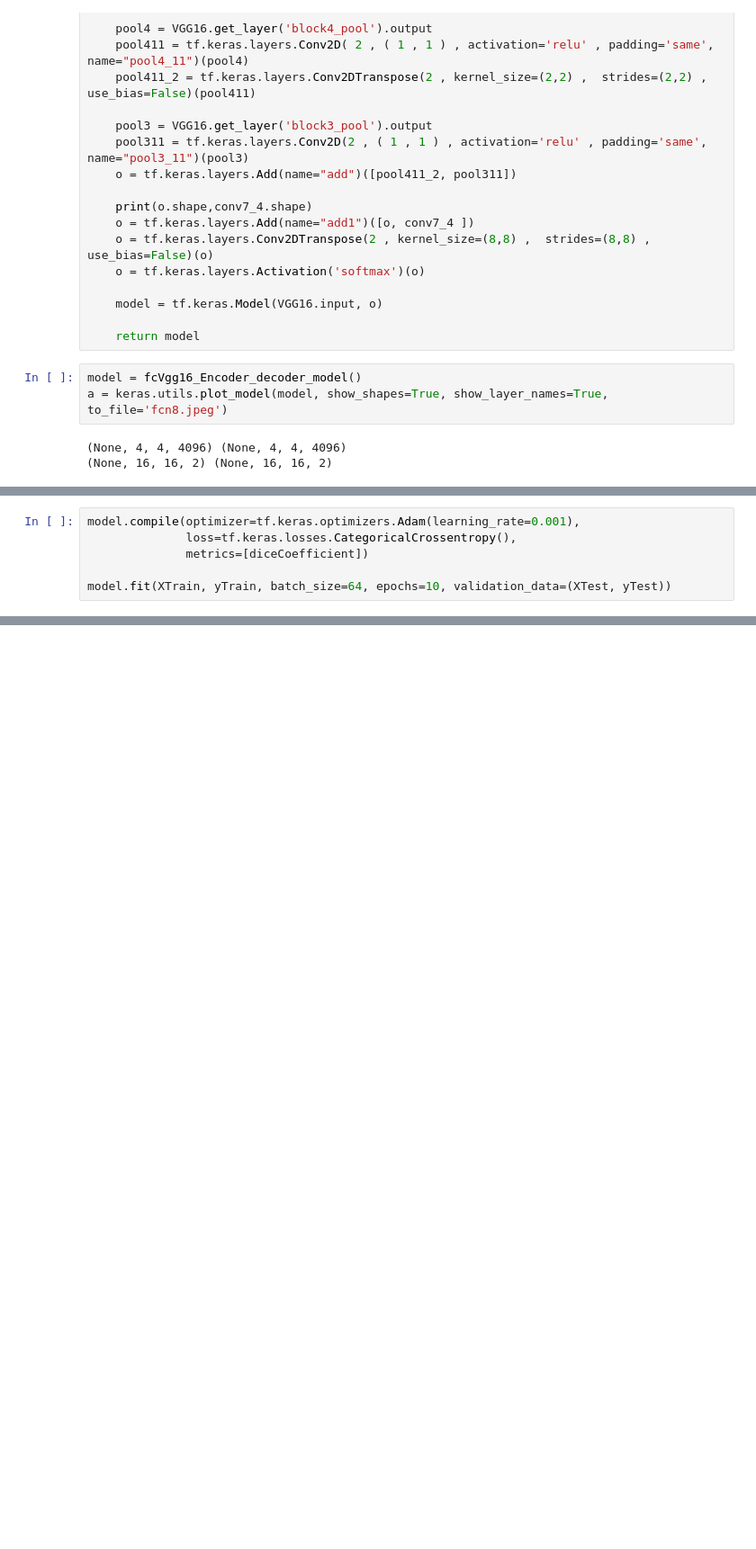
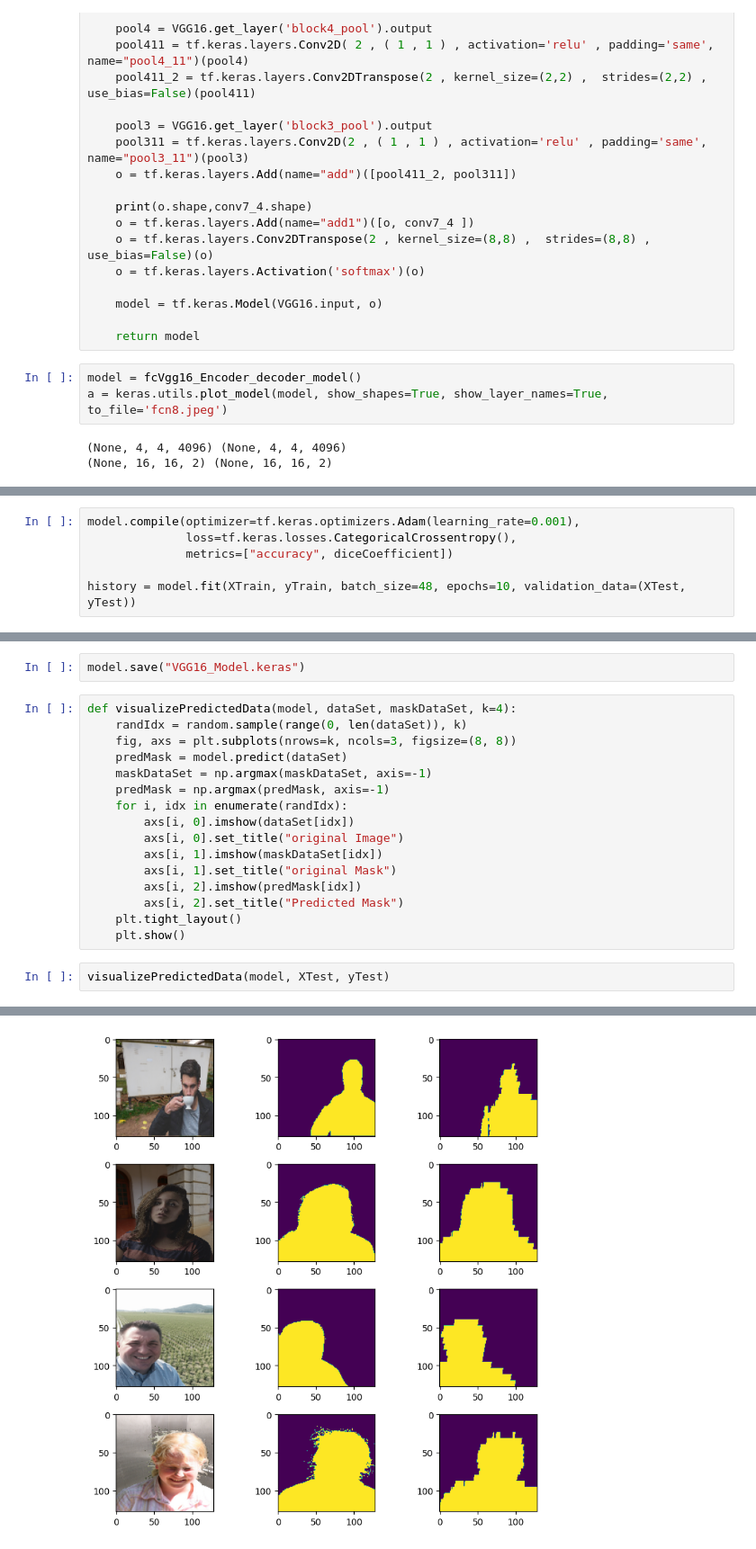
Before and after one commit to im-miracle/semantic_object_Segmentation, a Jupyter notebook: notebook/semanticSegmentation_modelling.ipynb, the cells around one changed output, grey strips where cells are left out. Shown at 90% size. Saved outputs shown, nothing was run; the diff lists cells and outputs as text; blank space fills up the shorter version.

```diff
--- a/notebook/semanticSegmentation_modelling.ipynb
+++ b/notebook/semanticSegmentation_modelling.ipynb
@@ -269,8 +278,8 @@ def diceCoefficient(y_true, y_pred, smooth=1):
 # %%
 model.compile(optimizer=tf.keras.optimizers.Adam(learning_rate=0.001),
               loss=tf.keras.losses.CategoricalCrossentropy(),
-              metrics=[diceCoefficient])
+              metrics=["accuracy", diceCoefficient])
 
-model.fit(XTrain, yTrain, batch_size=64, epochs=10, validation_data=(XTest, yTest))
+history = model.fit(XTrain, yTrain, batch_size=48, epochs=10, validation_data=(XTest, yTest))
 # %% [output]
 Epoch 1/10
@@ -277,0 +305,21 @@ ValueError: Arguments `target` and `output` must have the same shape. Received:
+# %%
+model.save("VGG16_Model.keras")
+# %%
+def visualizePredictedData(model, dataSet, maskDataSet, k=4):
+    randIdx = random.sample(range(0, len(dataSet)), k)
+    fig, axs = plt.subplots(nrows=k, ncols=3, figsize=(8, 8))
+    predMask = model.predict(dataSet)
+    maskDataSet = np.argmax(maskDataSet, axis=-1)
+    predMask = np.argmax(predMask, axis=-1)
+    for i, idx in enumerate(randIdx):
+        axs[i, 0].imshow(dataSet[idx])
+        axs[i, 0].set_title("original Image")
+        axs[i, 1].imshow(maskDataSet[idx])
+        axs[i, 1].set_title("original Mask")
+        axs[i, 2].imshow(predMask[idx])
+        axs[i, 2].set_title("Predicted Mask")
+    plt.tight_layout()
+    plt.show()
+# %%
+visualizePredictedData(model, XTest, yTest)
+# %% [output]
@@ -277,0 +327 @@ ValueError: Arguments `target` and `output` must have the same shape. Received:
+[figure, added]
```
Also changed, not shown: parts of 16 cells of this notebook, 3 other files.
